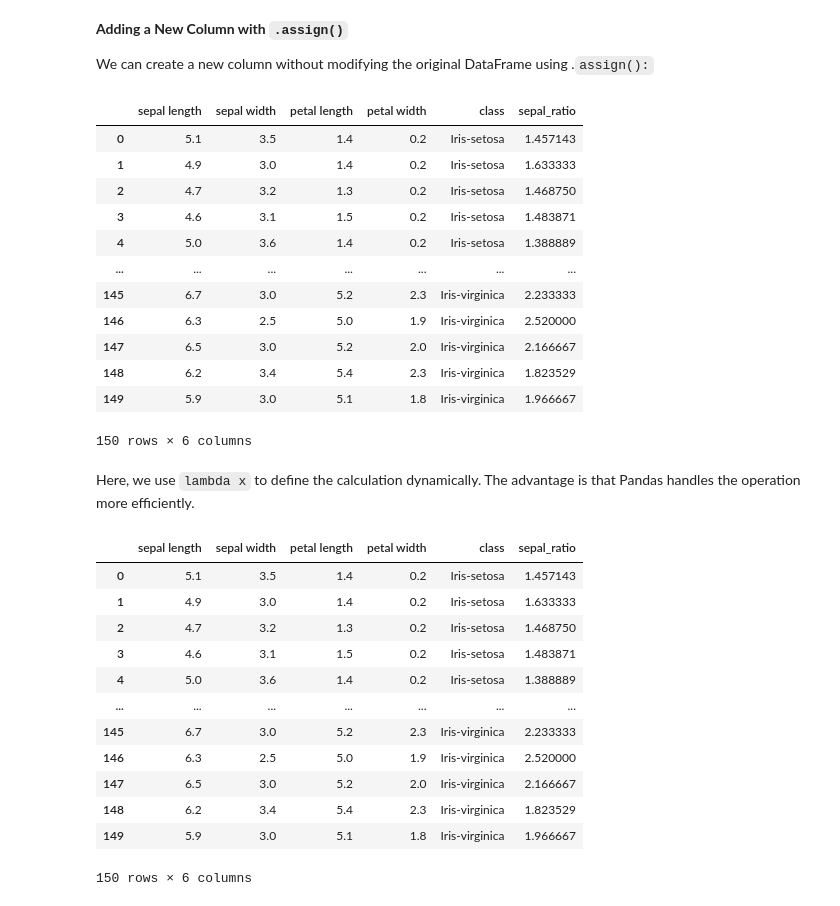
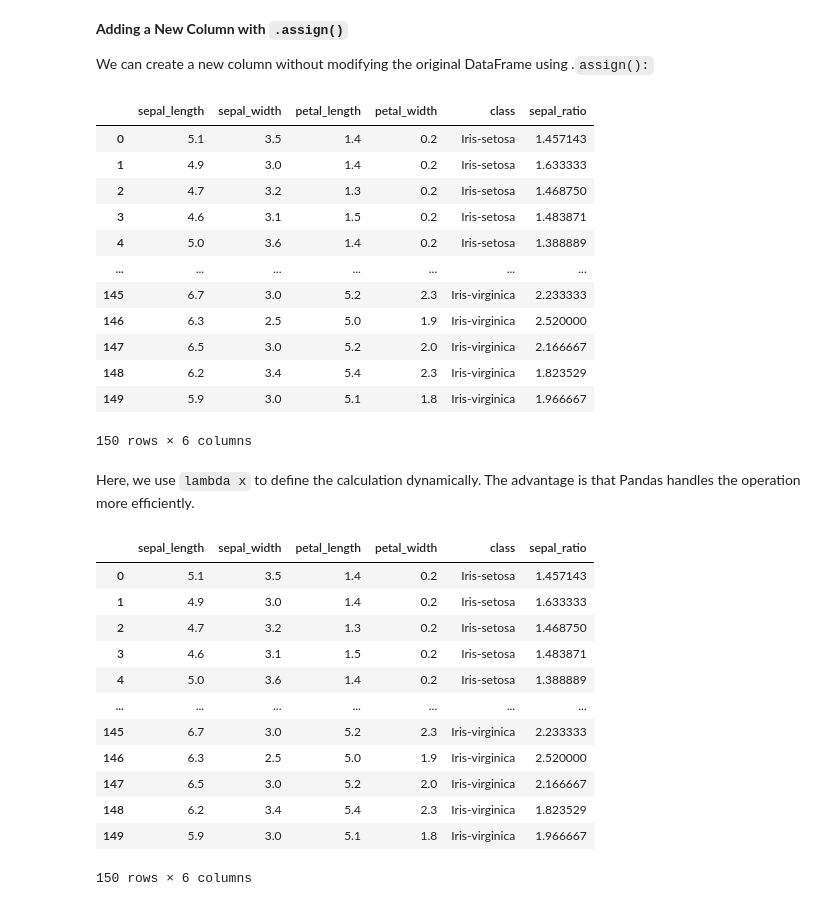
Before and after one commit to BabakDavarmanesh/Learning_Pandas, a Jupyter notebook: Learning_Pandas.ipynb, the cells around one changed output. Cells and saved outputs as stored; diff of their text form; code cells hidden in the pictures.

```diff
--- a/Learning_Pandas.ipynb
+++ b/Learning_Pandas.ipynb
@@ -432,9 +434,9 @@ df.tail(3) # Shows last 3 rows
 
 We can create a new column without modifying the original DataFrame using .`assign():`
 # %%
-df.assign(sepal_ratio = df['sepal length'] / df['sepal width'] )
+df.assign(sepal_ratio = df['sepal_length'] / df['sepal_width'] )
 # %% [output]
-|  | sepal length | sepal width | petal length | petal width | class | sepal_ratio |
+|  | sepal_length | sepal_width | petal_length | petal_width | class | sepal_ratio |
 | 0 | 5.1 | 3.5 | 1.4 | 0.2 | Iris-setosa | 1.457143 |
 | 1 | 4.9 | 3.0 | 1.4 | 0.2 | Iris-setosa | 1.633333 |
 | 2 | 4.7 | 3.2 | 1.3 | 0.2 | Iris-setosa | 1.468750 |
@@ -450,9 +452,9 @@ df.assign(sepal_ratio = df['sepal length'] / df['sepal width'] )
 # %% [markdown]
 Here, we use `lambda x` to define the calculation dynamically. The advantage is that Pandas handles the operation more efficiently.
 # %%
-df.assign(sepal_ratio = lambda x: (x['sepal length'] / x['sepal width']))
+df.assign(sepal_ratio = lambda x: (x['sepal_length'] / x['sepal_width']))
 # %% [output]
-|  | sepal length | sepal width | petal length | petal width | class | sepal_ratio |
+|  | sepal_length | sepal_width | petal_length | petal_width | class | sepal_ratio |
 | 0 | 5.1 | 3.5 | 1.4 | 0.2 | Iris-setosa | 1.457143 |
 | 1 | 4.9 | 3.0 | 1.4 | 0.2 | Iris-setosa | 1.633333 |
 | 2 | 4.7 | 3.2 | 1.3 | 0.2 | Iris-setosa | 1.468750 |
```
Also changed, not shown: parts of 11 cells of this notebook.
